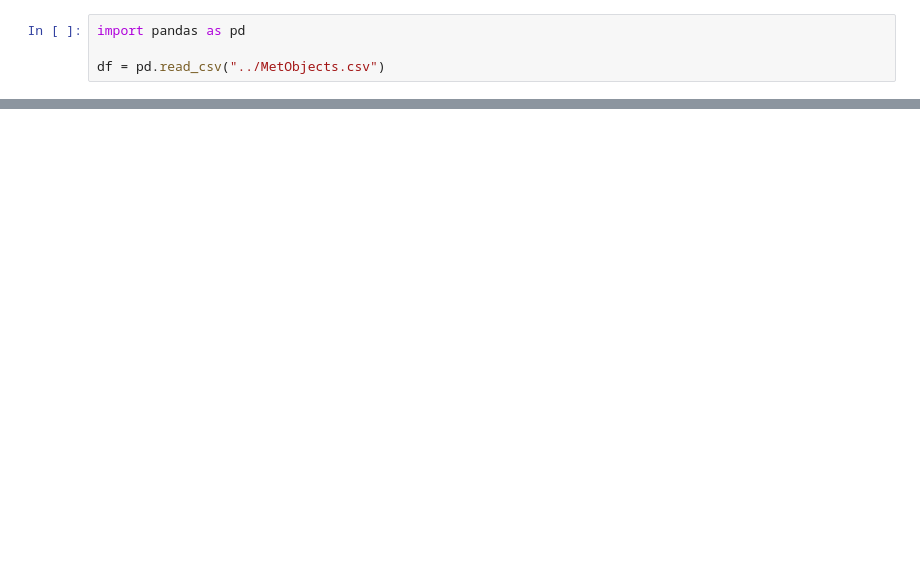
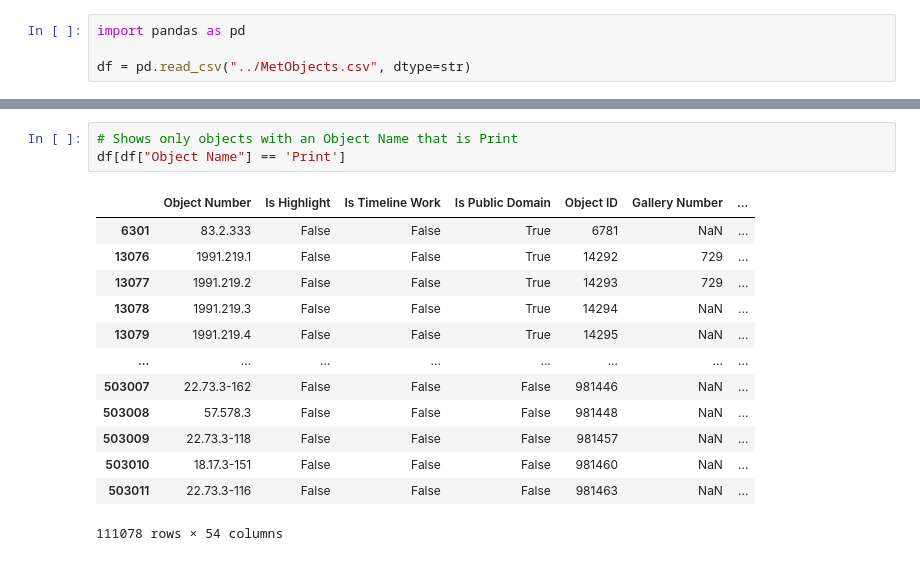
Before and after one commit to dialhero/Pyseum, a Jupyter notebook: src/notebook.ipynb, the cells around one changed output, grey strips where cells are left out. Saved outputs shown, nothing was run; the diff lists cells and outputs as text; blank space fills up the shorter version.

```diff
--- a/src/notebook.ipynb
+++ b/src/notebook.ipynb
@@ -1,5 +1,5 @@
 # %%
 import pandas as pd
 
-df = pd.read_csv("../MetObjects.csv")
+df = pd.read_csv("../MetObjects.csv", dtype=str)
 # %%
@@ -34,0 +73,17 @@ memory usage: 197.2+ MB
+# %%
+# Shows only objects with an Object Name that is Print
+df[df["Object Name"] == 'Print']
+# %% [output]
+|  | Object Number | Is Highlight | Is Timeline Work | Is Public Domain | Object ID | Gallery Number | ... |
+| 6301 | 83.2.333 | False | False | True | 6781 | NaN | ... |
+| 13076 | 1991.219.1 | False | False | True | 14292 | 729 | ... |
+| 13077 | 1991.219.2 | False | False | True | 14293 | 729 | ... |
+| 13078 | 1991.219.3 | False | False | True | 14294 | NaN | ... |
+| 13079 | 1991.219.4 | False | False | True | 14295 | NaN | ... |
+| ... | ... | ... | ... | ... | ... | ... | ... |
+| 503007 | 22.73.3-162 | False | False | False | 981446 | NaN | ... |
+| 503008 | 57.578.3 | False | False | False | 981448 | NaN | ... |
+| 503009 | 22.73.3-118 | False | False | False | 981457 | NaN | ... |
+| 503010 | 18.17.3-151 | False | False | False | 981460 | NaN | ... |
+| 503011 | 22.73.3-116 | False | False | False | 981463 | NaN | ... |
+111078 rows × 54 columns
```
Also changed, not shown: parts of 9 cells of this notebook.
